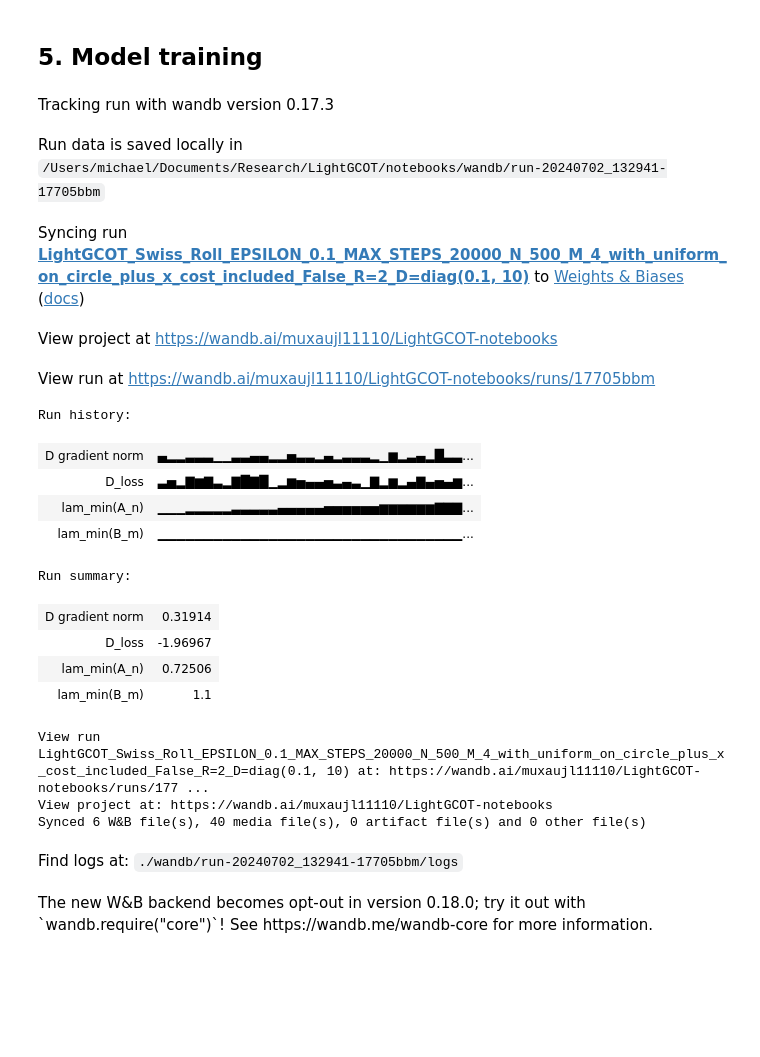
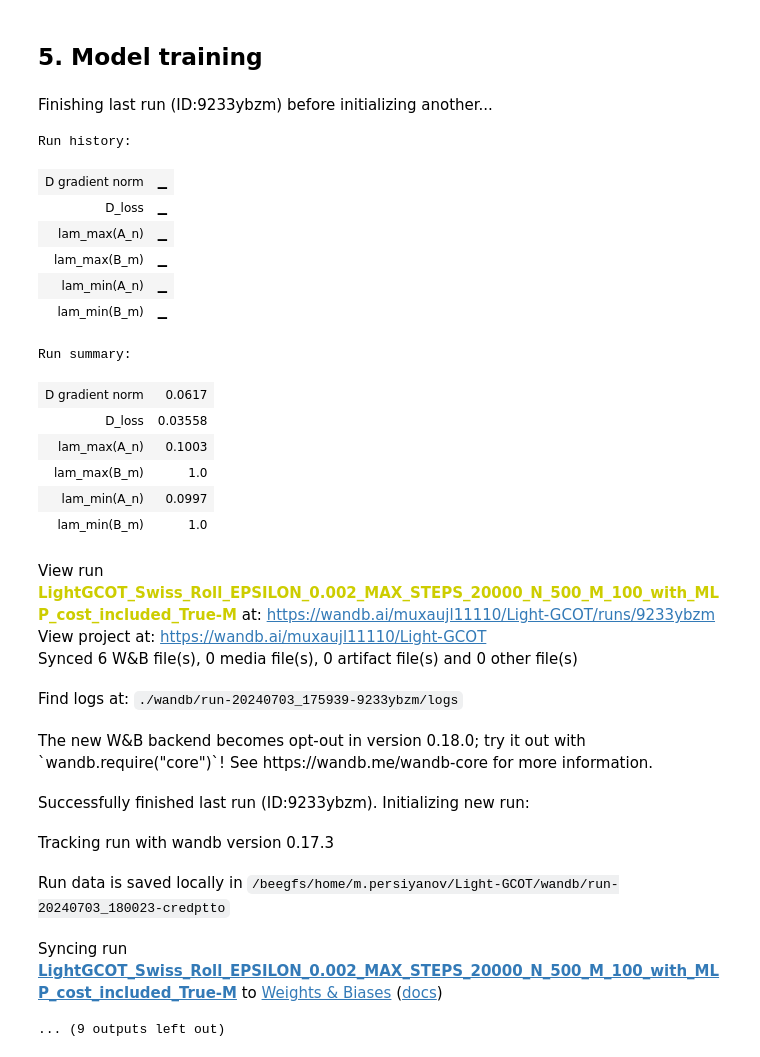
Before and after one commit to MuXauJl11110/EBiEOT, a Jupyter notebook: notebooks/LightGCOT_swiss_roll.ipynb, the cells around one changed output. Saved outputs shown, nothing was run; the diff lists cells and outputs as text; code cells hidden in the pictures; blank space fills up the shorter version.

```diff
--- a/notebooks/LightGCOT_swiss_roll.ipynb
+++ b/notebooks/LightGCOT_swiss_roll.ipynb
@@ -109 +117,3 @@ if CONTINUE > -1:
+# %%
+otp_sampler = OTPlanSampler("sinkhorn")
 # %%
@@ -181,54 +224,70 @@ def logfig(model_: LightGCOT, num_sample: int = 1024) -> str:
 # %%
 wandb.init(name=EXP_NAME, config=config)
 
-for step in tqdm(range(CONTINUE + 1, 1 * MAX_STEPS)):
+for step in tqdm(range(CONTINUE + 1, MAX_STEPS)):
     # training loop
     D_opt.zero_grad()
 
-    X, Y = X_sampler.sample(BATCH_SIZE), Y_sampler.sample(BATCH_SIZE)
+    if EXP_COST_INCLUDED:
+        _X, _Y = X_sampler.sample(BATCH_SIZE), Y_sampler.sample(BATCH_SIZE)
+        X, Y = otp_sampler.sample_plan(_X, _Y)
+    else:
+        X, Y = X_sampler.sample(BATCH_SIZE), Y_sampler.sample(BATCH_SIZE)
 
     b_m = D.compute_b_m(X)  # [bs x M x y_dim]
     B_m = D.compute_B_m(X)  # [bs x M x y_dim]
     log_v_m = D.compute_log_v_m(X)  # [bs x M]
 
     f_c = D.compute_dual_potential(b_m, B_m, log_v_m)
     f = D.compute_primal_potential(Y)
 
-    D_loss = -(f_c + f).mean()
-    D_loss.backward()
+    if EXP_COST_INCLUDED:
+        c = D.compute_cost(b_m, B_m, log_v_m, False, Y)
+        D_loss = (c - f_c - f).mean()
+        D_loss.backward()
+    else:
+        D_loss = -(f_c + f).mean()
+        D_loss.backward()
     D_gradient_norm = torch.nn.utils.clip_grad_norm_(D.parameters(), max_norm=D_GRADIENT_MAX_NORM)
     D_opt.step()
 
     wandb.log({f"D gradient norm": D_gradient_norm.item()}, step=step)
     wandb.log({f"D_loss": D_loss.item()}, step=step)
     wandb.log({f"lam_min(A_n)": torch.min(D.A_diagonal_matrix)}, step=step)
+    wandb.log({f"lam_max(A_n)": torch.max(D.A_diagonal_matrix)}, step=step)
     wandb.log({f"lam_min(B_m)": torch.min(D.B_m_matrix)}, step=step)
+    wandb.log({f"lam_max(B_m)": torch.max(D.B_m_matrix)}, step=step)
 
     if step % PLOT_EVERY == 0:
-        logfig(D)
+        plot(D, log=True)
 
 torch.save(D.state_dict(), os.path.join(OUTPUT_PATH, f"D.pt"))
 torch.save(D_opt.state_dict(), os.path.join(OUTPUT_PATH, f"D_opt.pt"))
 
 wandb.finish()
 # %% [output]
-Tracking run with wandb version 0.17.3
+Finishing last run (ID:9233ybzm) before initializing another...
+Run history:
+| D gradient norm | ▁ |
+| D_loss | ▁ |
+| lam_max(A_n) | ▁ |
+| lam_max(B_m) | ▁ |
+| lam_min(A_n) | ▁ |
+| lam_min(B_m) | ▁ |
+Run summary:
+| D gradient norm | 0.0617 |
+| D_loss | 0.03558 |
+| lam_max(A_n) | 0.1003 |
+| lam_max(B_m) | 1.0 |
+| lam_min(A_n) | 0.0997 |
+| lam_min(B_m) | 1.0 |
-Run data is saved locally in /Users/michael/Documents/Research/LightGCOT/notebooks/wandb/run-20240702_132941-17705bbm
+View run LightGCOT_Swiss_Roll_EPSILON_0.002_MAX_STEPS_20000_N_500_M_100_with_MLP_cost_included_True-M at: https://wandb.ai/muxaujl11110/Light-GCOT/runs/9233ybzm
+View project at: https://wandb.ai/muxaujl11110/Light-GCOT
+Synced 6 W&B file(s), 0 media file(s), 0 artifact file(s) and 0 other file(s)
-Syncing run LightGCOT_Swiss_Roll_EPSILON_0.1_MAX_STEPS_20000_N_500_M_4_with_uniform_on_circle_plus_x_cost_included_False_R=2_D=diag(0.1, 10) to Weights & Biases (docs)
+Find logs at: ./wandb/run-20240703_175939-9233ybzm/logs
-View project at https://wandb.ai/muxaujl11110/LightGCOT-notebooks
+The new W&B backend becomes opt-out in version 0.18.0; try it out with `wandb.require("core")`! See https://wandb.me/wandb-core for more information.
-View run at https://wandb.ai/muxaujl11110/LightGCOT-notebooks/runs/17705bbm
+Successfully finished last run (ID:9233ybzm). Initializing new run:
-Run history:
-| D gradient norm | ▄▂▂▃▃▃▁▁▃▃▄▄▂▂▅▃▃▂▄▂▃▃▃▂▁▆▂▃▄▂█▃▃... |
-| D_loss | ▃▅▂▇▆▇▃▂▇█▇█▁▂▆▅▄▄▅▃▄▃▁▇▂▆▂▄▇▄▅▄▆... |
-| lam_min(A_n) | ▁▁▁▂▂▂▂▂▃▃▃▃▃▄▄▄▄▄▅▅▅▅▅▅▆▆▆▆▆▆▇▇▇... |
-| lam_min(B_m) | ▁▁▁▁▁▁▁▁▁▁▁▁▁▁▁▁▁▁▁▁▁▁▁▁▁▁▁▁▁▁▁▁▁... |
-Run summary:
-| D gradient norm | 0.31914 |
-| D_loss | -1.96967 |
-| lam_min(A_n) | 0.72506 |
-| lam_min(B_m) | 1.1 |
-View run LightGCOT_Swiss_Roll_EPSILON_0.1_MAX_STEPS_20000_N_500_M_4_with_uniform_on_circle_plus_x_cost_included_False_R=2_D=diag(0.1, 10) at: https://wandb.ai/muxaujl11110/LightGCOT-notebooks/runs/177 ...
-View project at: https://wandb.ai/muxaujl11110/LightGCOT-notebooks
-Synced 6 W&B file(s), 40 media file(s), 0 artifact file(s) and 0 other file(s)
-Find logs at: ./wandb/run-20240702_132941-17705bbm/logs
+Tracking run with wandb version 0.17.3
-The new W&B backend becomes opt-out in version 0.18.0; try it out with `wandb.require("core")`! See https://wandb.me/wandb-core for more information.
+Run data is saved locally in /beegfs/home/m.persiyanov/Light-GCOT/wandb/run-20240703_180023-credptto
+Syncing run LightGCOT_Swiss_Roll_EPSILON_0.002_MAX_STEPS_20000_N_500_M_100_with_MLP_cost_included_True-M to Weights & Biases (docs)
+... (9 outputs left out)
```
Also changed, not shown: parts of 21 cells of this notebook, 23 other files.
